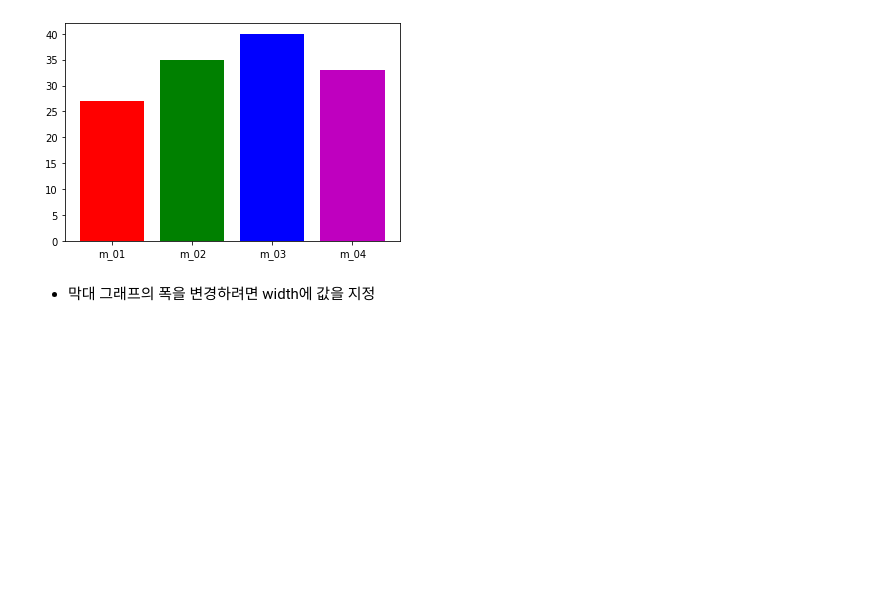
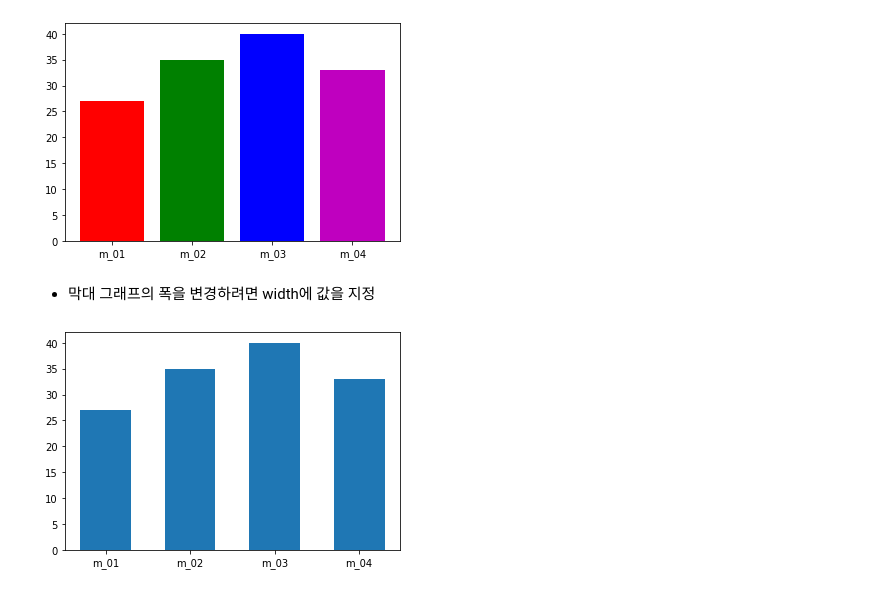
Before and after one commit to hyuk-k/hyuk-k, a Jupyter notebook: 데이터_시각화01.ipynb, the cells around one changed output. Drawn from its saved outputs; the diff is of its cells as text; code cells hidden in the pictures; blank space fills up the shorter version.

```diff
--- a/데이터_시각화01.ipynb
+++ b/데이터_시각화01.ipynb
@@ -584,3 +584,8 @@ plt.show()
 [figure]
 # %% [markdown]
 - 막대 그래프의 폭을 변경하려면 width에 값을 지정
+# %%
+plt.bar(index, before_ex, tick_label = member_IDs, width = 0.6)
+plt.show()
+# %% [output]
+[figure, added]
```
Also changed, not shown: parts of 65 cells of this notebook.
